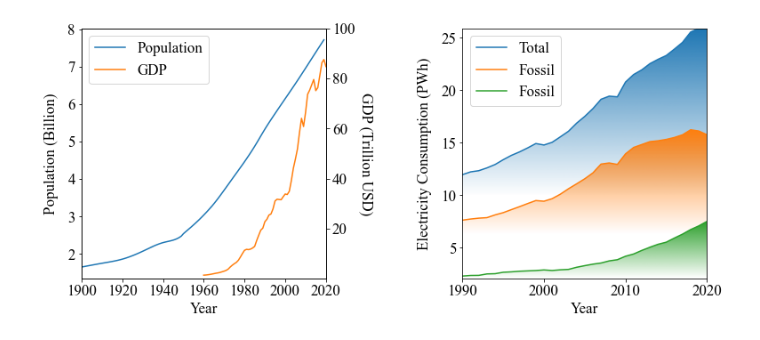
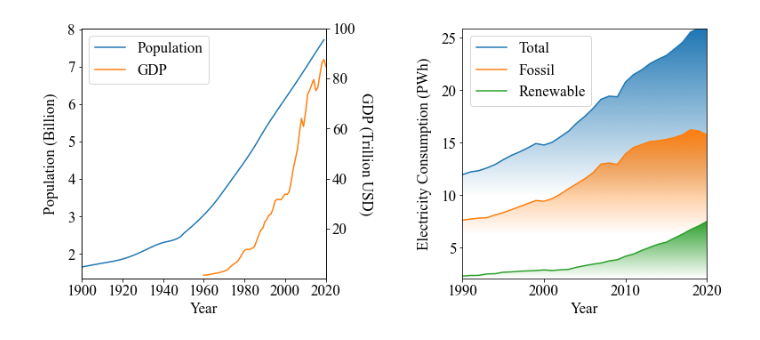
Before and after one commit to txemaotero/global_energy_consumtion, a Jupyter notebook: playing_with_data.ipynb, the cells around one changed output. Saved outputs shown, nothing was run; the diff lists cells and outputs as text; code cells hidden in the pictures.

```diff
--- a/playing_with_data.ipynb
+++ b/playing_with_data.ipynb
@@ -8,7 +8,7 @@ import plotly.express as px
 %matplotlib inline
 import plotly.graph_objects as go
 import plotly.io as pio
-pio.templates.default = "plotly_dark"
+pio.templates.default = "plotly_white"
 
 # Make Plotly work in your Jupyter Notebook
 from plotly.offline import download_plotlyjs, init_notebook_mode, plot, iplot
@@ -128,32 +161,32 @@ def clean_elect(series):
 fig, axes = plt.subplots(ncols=2, figsize=(12, 6))
 
 ax = axes[1]
 
 gradient_fill(*clean_elect(separated_df['electricity_generation']), fill_color='tab:blue', ax=ax, label='Total')
 gradient_fill(*clean_elect(separated_df['fossil_electricity']), fill_color='tab:orange', ax=ax, label='Fossil')
-gradient_fill(*clean_elect(separated_df['renewables_electricity']), fill_color='tab:green', ax=ax, label='Fossil')
+gradient_fill(*clean_elect(separated_df['renewables_electricity']), fill_color='tab:green', ax=ax, label='Renewable')
 
 ax.set_ylabel('Electricity Consumption (PWh)', labelpad=10)
 ax.set_xlabel('Year')
 ax.set_xlim((1990, 2020))
 ax.legend()
 
 ax_pop = axes[0]
 ax_gdp = ax_pop.twinx()
 (separated_df['population'].World/1e9).plot(ax=ax_pop, color='tab:blue', label='Population')
 (df_gdp.World/1e12).plot(ax=ax_gdp, color='tab:orange', label='GDP')
 
 ax_pop.plot([], [], color='tab:orange', label='GDP')
 
 ax_pop.set_xlabel('Year')
 ax_gdp.set_ylabel('GDP (Trillion USD)', rotation=270, labelpad=20)
 ax_pop.set_ylabel('Population (Billion)', labelpad=10)
 ax_gdp.set_ylim((0.1, 100))
 ax_gdp.set_xlim((1900, 2020))
 
 ax_pop.set_xticks(range(1900, 2021, 20))
 ax_pop.legend()
 plt.tight_layout(pad=3)
 fig.savefig('figures/population_gdp.pdf', dpi=300)
 # %% [output]
-[figure, old version]
+[figure, new version]
```
Also changed, not shown: parts of 4 cells of this notebook, 1 other file.
